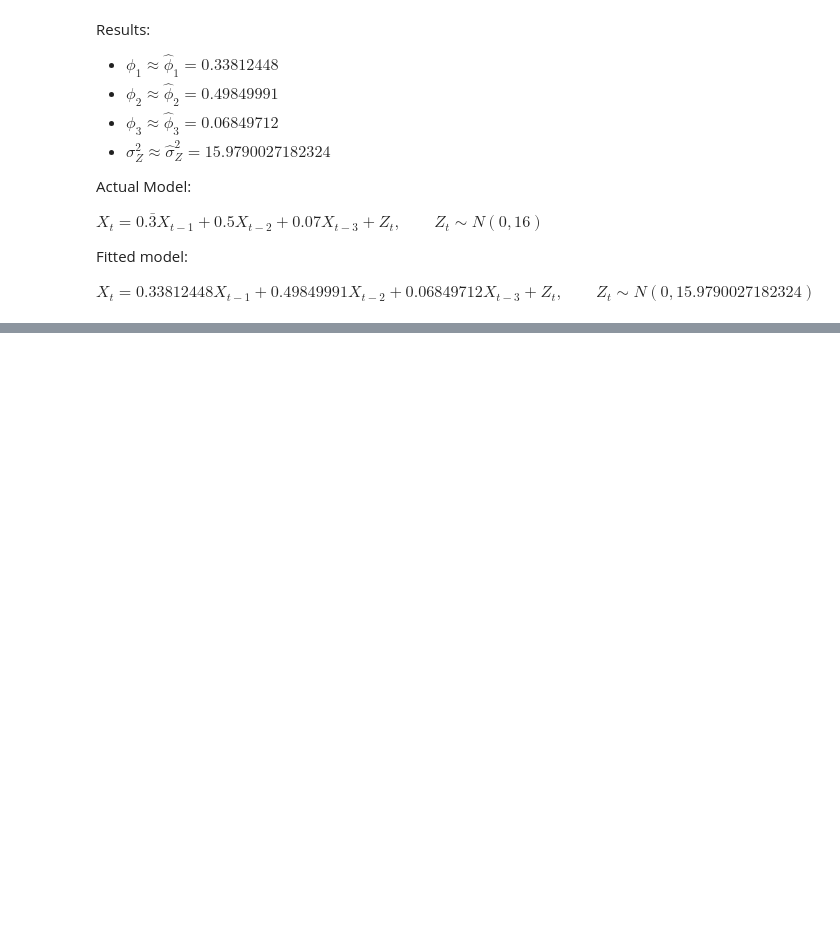
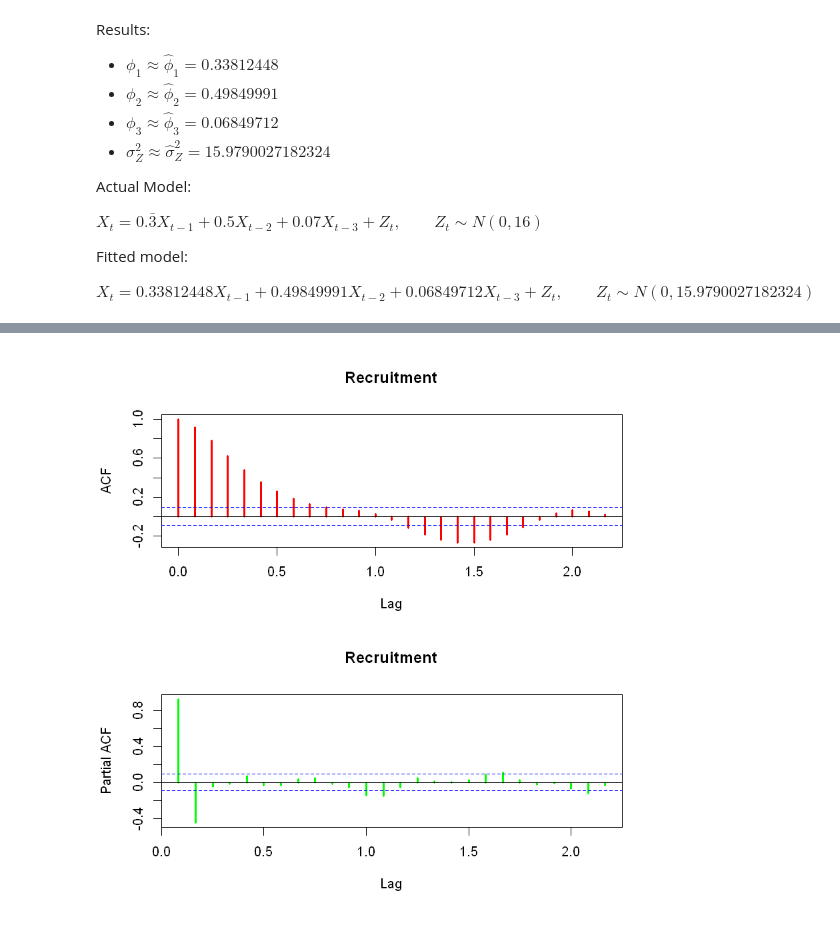
Before and after one commit to Lucas-Okamura/Timeseries-University-NY, a Jupyter notebook: notebooks/week4_ar_yule_walker_pacf.ipynb, the cells around one changed output, grey strips where cells are left out. Saved outputs shown, nothing was run; the diff lists cells and outputs as text; code cells hidden in the pictures; blank space fills up the shorter version.

```diff
--- a/notebooks/week4_ar_yule_walker_pacf.ipynb
+++ b/notebooks/week4_ar_yule_walker_pacf.ipynb
@@ -487,0 +500,10 @@ $
+# %%
+# subtract mean to get a time series with mean zero
+ar.process=my.data-mean(my.data)
+
+# ACF and PACF of the process
+par(mfrow=c(2,1))
+acf(ar.process, main='Recruitment', col='red', lwd=3)
+pacf(ar.process, main='Recruitment', col='green', lwd=3)
+# %% [output]
+[figure, added]
```
Also changed, not shown: parts of 25 cells of this notebook.
